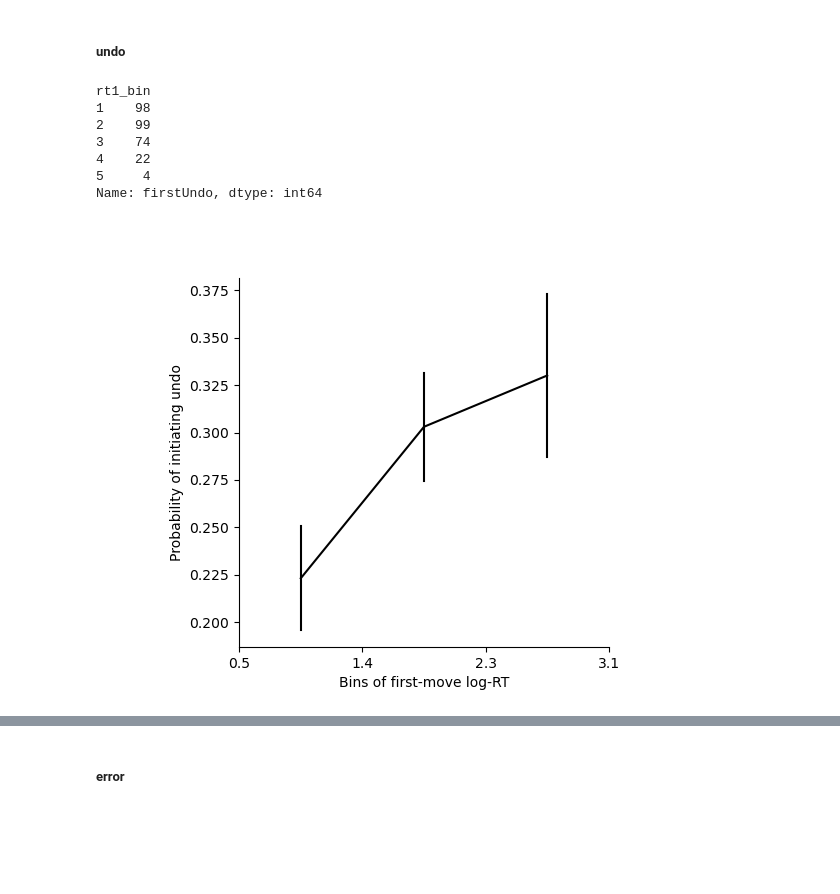
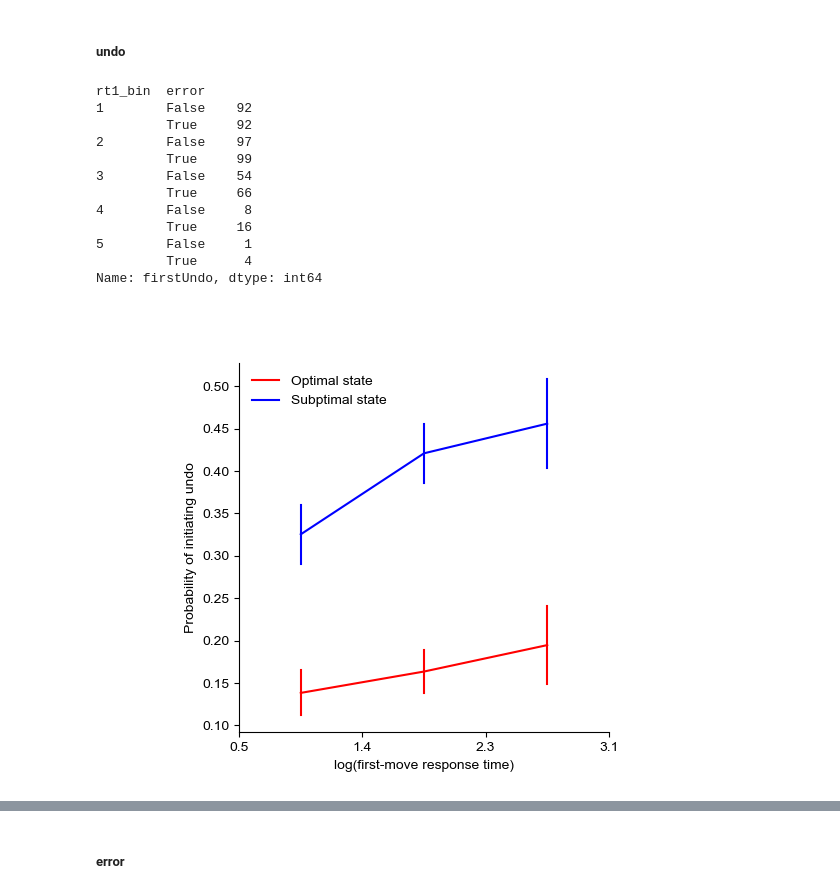
Before and after one commit to sherrybao222/Road_Construction, a Jupyter notebook: analysis/online_2022/final_figures.ipynb, the cells around one changed output, grey strips where cells are left out. Saved outputs shown, nothing was run; the diff lists cells and outputs as text; code cells hidden in the pictures; blank space fills up the shorter version.

```diff
--- a/analysis/online_2022/final_figures.ipynb
+++ b/analysis/online_2022/final_figures.ipynb
@@ -1129,0 +1220,13 @@ data_cond1_outcome, cutoff_budget,cutoff_budgetchange,cutoff_withinreachchange =
+# %%
+%%R -i selected_df,single_condition_data
+selected_df$subjects <- as.factor(selected_df[,"subjects"])
+selected_df$puzzleID <- as.factor(selected_df[,"puzzleID"])
+
+single_condition_data$subjects <- as.factor(single_condition_data[,"subjects"])
+single_condition_data$puzzleID <- as.factor(single_condition_data[,"puzzleID"])
+
+model_error = lme4::glmer(severityOfErrors ~  1 + action_gap + (1 |subjects),
+                                  data = selected_df, family = "poisson")
+# model_undo = lme4::glmer(numFullUndo ~  1 + action_gap + (1 |subjects) + (1|puzzleID),
+#                                     data = single_condition_data, family = "poisson")
+summary(model_error)
@@ -1433,7 +1554,7 @@ def uncertainty_df_process(df, condition, firstUndo):
     index = df.query(condition).index
     df_beforeUndo = df.loc[index-1,:]
     index_end_undo = df_beforeUndo.index[(df_beforeUndo.checkEnd == 1)]
-    state_undo_1undo = df_beforeUndo.loc[index_end_undo, ['subjects','puzzleID',"cumulative_error", 'currNumCities', "scaled_N_more_bin"]]
+    state_undo_1undo = df_beforeUndo.loc[index_end_undo, ['subjects','puzzleID',"cumulative_error", 'allMAS', 'currNumCities', "scaled_N_more_bin"]]
 
     state_undo_1undo = state_undo_1undo.merge(puzzleID_order_data.loc[puzzleID_order_data.condition==0, ["subjects","puzzleID", "RT1"]], on=["subjects","puzzleID"], how = "left")
     state_undo_1undo = state_undo_1undo.rename(columns = {"RT1":"RT1_basic"})
@@ -1452,3 +1573,5 @@ state_df_1undo = state_df_1undo.reset_index(drop=True)
 
 temp1, cutoff = pd.cut(state_df_1undo['RT1_log'], bins=5, labels=range(1,6),retbins=True)
 state_df_1undo['rt1_bin'] = temp1.astype(int)
+temp2, cutoff = pd.cut(state_df_1undo['RT1_basic_log'], bins=5, labels=range(1,6),retbins=True)
+state_df_1undo['rt1_basic_bin'] = temp2.astype(int)
@@ -1455,42 +1598,46 @@ state_df_1undo['rt1_bin'] = temp1.astype(int)
 # %% [markdown]
 ##### undo
 # %%
-firstUndo_sub = state_df_1undo.groupby(['subjects','rt1_bin'])['firstUndo'].mean().reset_index()
-firstUndo_sub.groupby(['rt1_bin'])['firstUndo'].count()
+firstUndo_sub = state_df_1undo.groupby(['subjects','rt1_bin','error'])['firstUndo'].mean().reset_index()
+firstUndo_sub.groupby(['rt1_bin','error'])['firstUndo'].count()
 # %% [output]
-rt1_bin
-1    98
-2    99
-3    74
-4    22
-5     4
+rt1_bin  error
+1        False    92
+         True     92
+2        False    97
+         True     99
+3        False    54
+         True     66
+4        False     8
+         True     16
+5        False     1
+         True      4
 Name: firstUndo, dtype: int64
 # %%
 %matplotlib widget
 fig, axs = plt.subplots(1, 1)
 
 # multiple line plot
 sns.lineplot(x='rt1_bin', y='firstUndo',
              data = firstUndo_sub[firstUndo_sub.rt1_bin<=3],
-             color = "k",
-            #  hue = "error",
-               #  palette = ['red','blue'],
+             hue = "error",
+             palette = ["r", "b"],
              err_style = "bars",
              errorbar = "se")
-#sns.lineplot(x='severityOfErrors', y='sequentialUndo', data = sequentialUndo_sub, errorbar = "se")
-# use cutoff to set x ticklabels
-#axs.set_xticks(np.arange(0.5, 7.5, 1))
+
 # only use 1 decimal place
 cutoff_round = [round(i,1) for i in cutoff]
 axs.set_xticks(np.arange(0.5, 4.5, 1))
 axs.set_xticklabels(cutoff_round[:-2])
+axs.legend(labels=['Optimal state','Subptimal state'], frameon=False, loc='upper left')
+
 # hide legend
 # axs.get_legend().remove()
 # axs.set_ylim([0,0.2])
 # axs.set_yticks(np.arange(0, 0.25, 0.05))
-axs.set(xlabel='Bins of first-move log-RT', ylabel='Probability of initiating undo')
+axs.set(xlabel='log(first-move response time)', ylabel='Probability of initiating undo')
 axs.set_aspect(1/axs.get_data_ratio())
 fig.savefig(out_dir+'undo_first_rt.png', dpi=300, bbox_inches='tight')
 plt.show()
 # %% [output]
-[figure, old version]
+[figure, new version]
```
Also changed, not shown: parts of 46 cells of this notebook, 2 other files.
